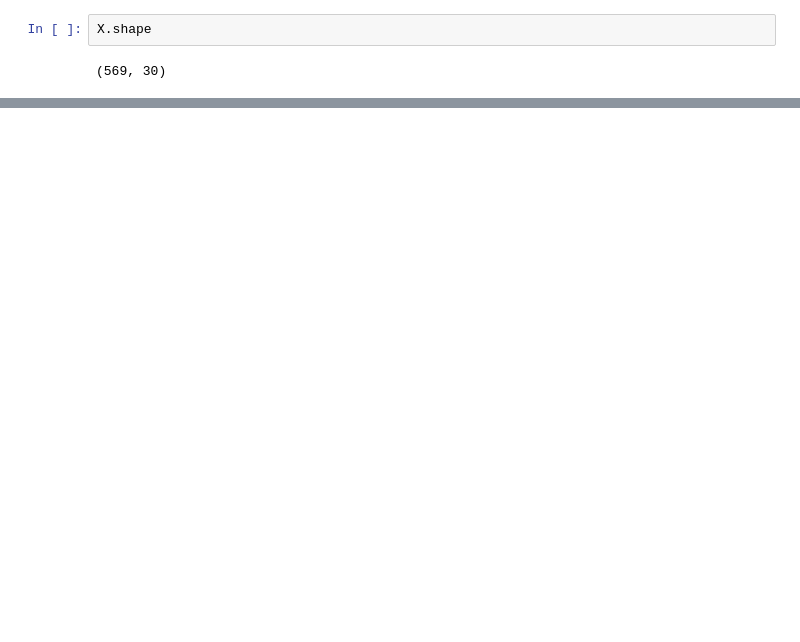
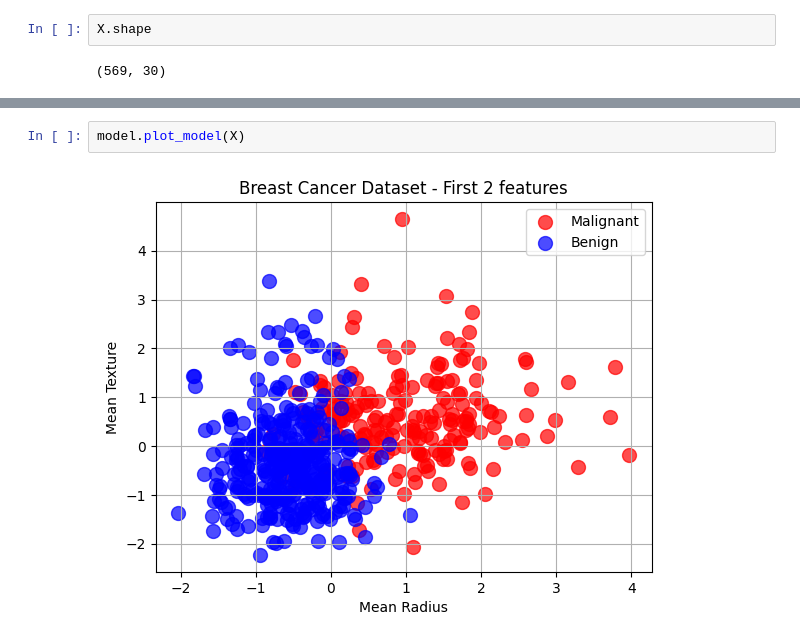
Before and after one commit to saliherdemk/ML-Papers-Implementations, a Jupyter notebook: 0-Early-Works/Logistic-Regression/main.ipynb, the cells around one changed output, grey strips where cells are left out. Saved outputs shown, nothing was run; the diff lists cells and outputs as text; blank space fills up the shorter version.

```diff
--- a/0-Early-Works/Logistic-Regression/main.ipynb
+++ b/0-Early-Works/Logistic-Regression/main.ipynb
@@ -25,0 +107,4 @@ X.shape
+# %%
+model.plot_model(X)
+# %% [output]
+[figure, added]
```
Also changed, not shown: parts of 4 cells of this notebook, 1 other file.
